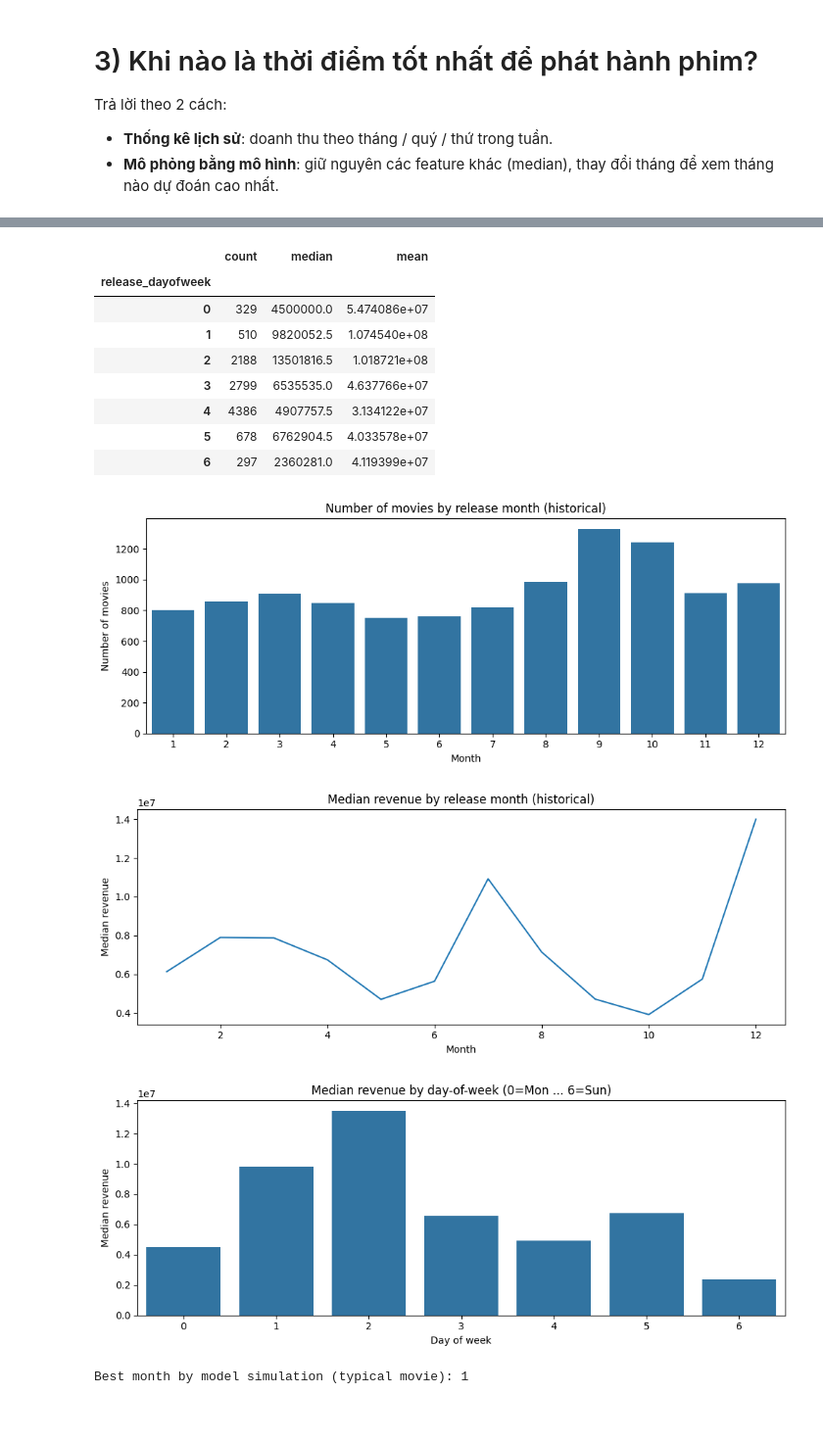
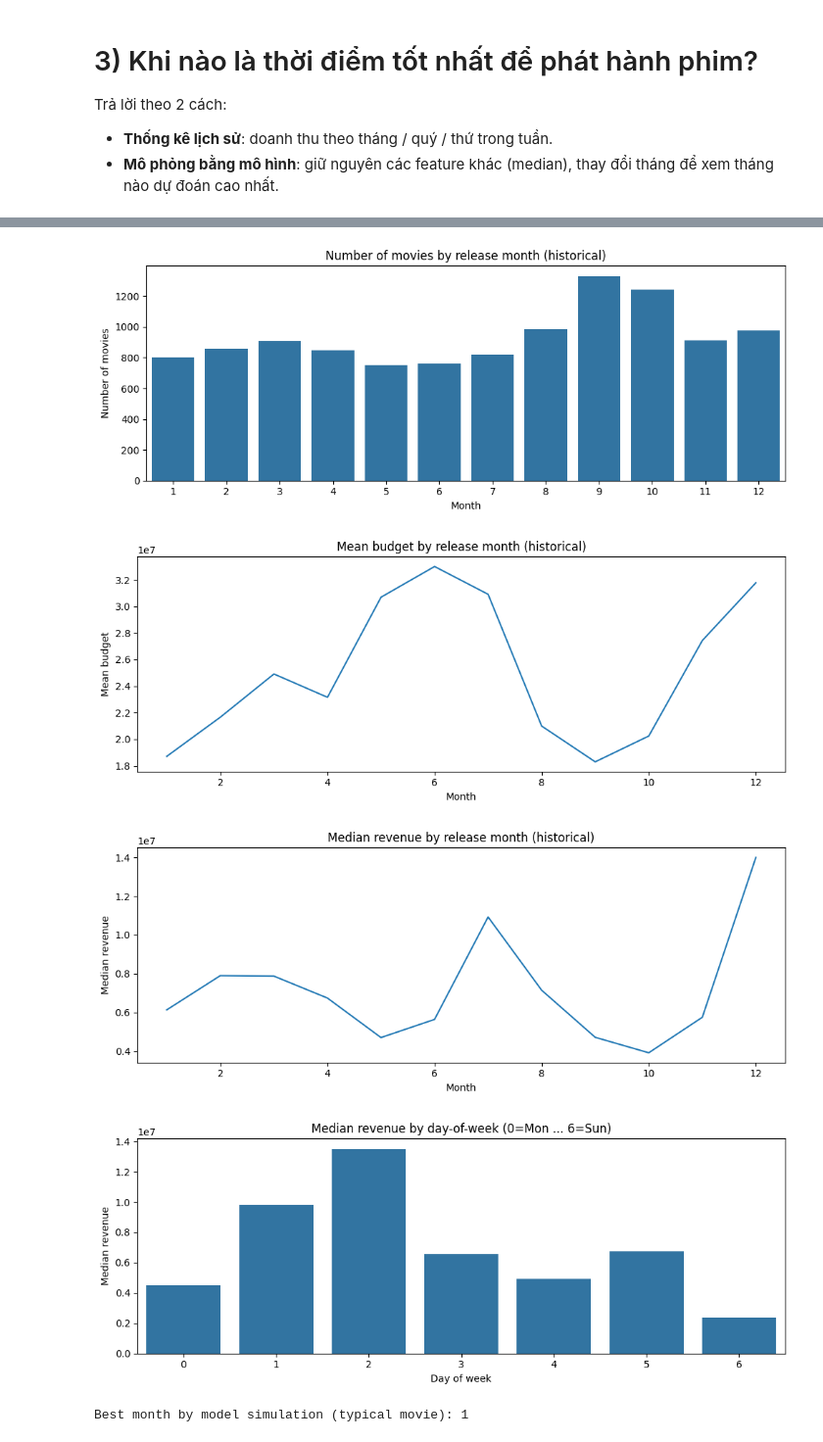
Before and after one commit to tdat1465/movie-revenue-predictor, a Jupyter notebook: Final/Meaningful_Question.ipynb, the cells around one changed output, grey strips where cells are left out. Shown at 98% size. Drawn from its saved outputs; the diff is of its cells as text; code cells hidden in the pictures; blank space fills up the shorter version.

```diff
--- a/Final/Meaningful_Question.ipynb
+++ b/Final/Meaningful_Question.ipynb
@@ -559,9 +559,6 @@ df_time['release_dayofweek'] = pd.to_numeric(df_time['release_dayofweek'], error
 
 month_stats = df_time.groupby('release_month')['revenue_raw'].agg(['count', 'median', 'mean']).sort_index()
 dow_stats = df_time.groupby('release_dayofweek')['revenue_raw'].agg(['count', 'median', 'mean']).sort_index()
-
-display(month_stats)
-display(dow_stats)
 
 plt.figure(figsize=(10, 4))
 sns.barplot(x=month_stats.index, y=month_stats['count'])
@@ -615,15 +598,7 @@ plt.show()
-|  | count | median | mean |
-| release_dayofweek |  |  |  |
-| 0 | 329 | 4500000.0 | 5.474086e+07 |
-| 1 | 510 | 9820052.5 | 1.074540e+08 |
-| 2 | 2188 | 13501816.5 | 1.018721e+08 |
-| 3 | 2799 | 6535535.0 | 4.637766e+07 |
-| 4 | 4386 | 4907757.5 | 3.134122e+07 |
-| 5 | 678 | 6762904.5 | 4.033578e+07 |
-| 6 | 297 | 2360281.0 | 4.119399e+07 |
 [figure]
-[figure, old version]
+[figure, new version]
-[figure, old version]
+[figure, new version]
+[figure, added]
 # %%
 # Model-based simulation: vary month while keeping other features fixed at median
 base = X.median(numeric_only=True).to_frame().T
```
Also changed, not shown: parts of 2 cells of this notebook.
